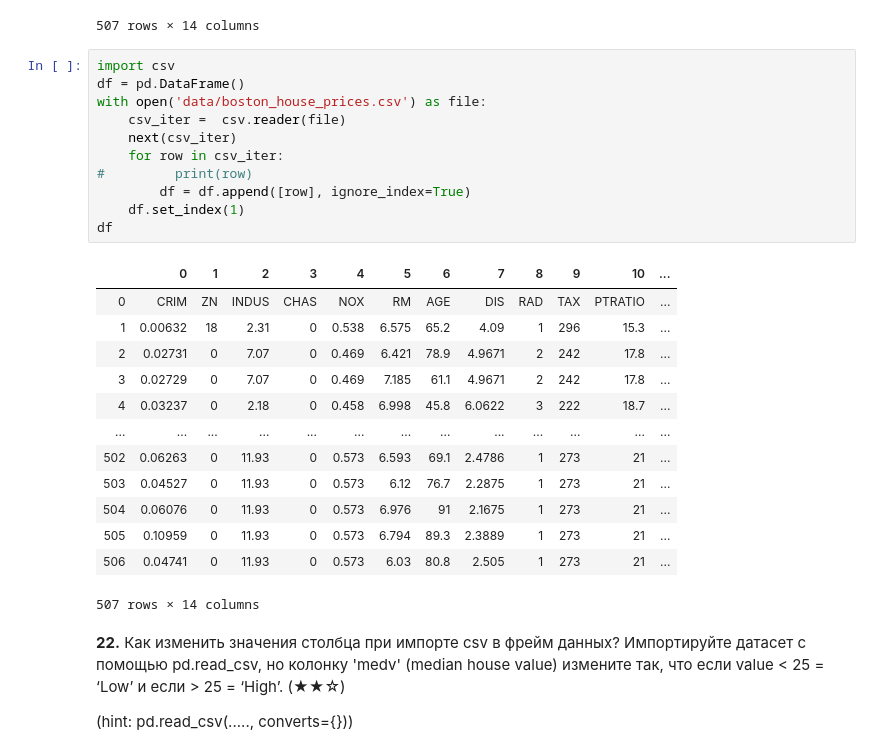
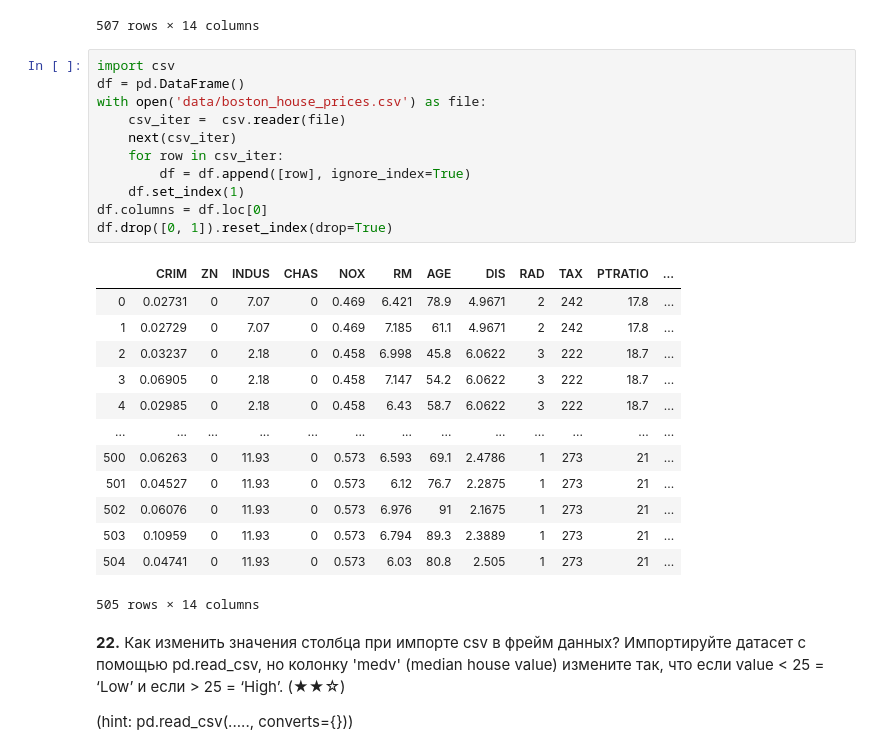
Before and after one commit to sarvensis/spython, a Jupyter notebook: semesterNo2/Homework1ML.ipynb, the cells around one changed output. Saved outputs shown, nothing was run; the diff lists cells and outputs as text.

```diff
--- a/semesterNo2/Homework1ML.ipynb
+++ b/semesterNo2/Homework1ML.ipynb
@@ -419,28 +419,28 @@ pd.read_csv('data/boston_house_prices.csv')
 # %%
 import csv
 df = pd.DataFrame()
 with open('data/boston_house_prices.csv') as file:
     csv_iter =  csv.reader(file)
     next(csv_iter)
     for row in csv_iter:
-#         print(row)
         df = df.append([row], ignore_index=True)
     df.set_index(1)
-df
+df.columns = df.loc[0]
+df.drop([0, 1]).reset_index(drop=True)
 # %% [output]
-|  | 0 | 1 | 2 | 3 | 4 | 5 | 6 | 7 | 8 | 9 | 10 | ... |
-| 0 | CRIM | ZN | INDUS | CHAS | NOX | RM | AGE | DIS | RAD | TAX | PTRATIO | ... |
-| 1 | 0.00632 | 18 | 2.31 | 0 | 0.538 | 6.575 | 65.2 | 4.09 | 1 | 296 | 15.3 | ... |
-| 2 | 0.02731 | 0 | 7.07 | 0 | 0.469 | 6.421 | 78.9 | 4.9671 | 2 | 242 | 17.8 | ... |
-| 3 | 0.02729 | 0 | 7.07 | 0 | 0.469 | 7.185 | 61.1 | 4.9671 | 2 | 242 | 17.8 | ... |
-| 4 | 0.03237 | 0 | 2.18 | 0 | 0.458 | 6.998 | 45.8 | 6.0622 | 3 | 222 | 18.7 | ... |
+|  | CRIM | ZN | INDUS | CHAS | NOX | RM | AGE | DIS | RAD | TAX | PTRATIO | ... |
+| 0 | 0.02731 | 0 | 7.07 | 0 | 0.469 | 6.421 | 78.9 | 4.9671 | 2 | 242 | 17.8 | ... |
+| 1 | 0.02729 | 0 | 7.07 | 0 | 0.469 | 7.185 | 61.1 | 4.9671 | 2 | 242 | 17.8 | ... |
+| 2 | 0.03237 | 0 | 2.18 | 0 | 0.458 | 6.998 | 45.8 | 6.0622 | 3 | 222 | 18.7 | ... |
+| 3 | 0.06905 | 0 | 2.18 | 0 | 0.458 | 7.147 | 54.2 | 6.0622 | 3 | 222 | 18.7 | ... |
+| 4 | 0.02985 | 0 | 2.18 | 0 | 0.458 | 6.43 | 58.7 | 6.0622 | 3 | 222 | 18.7 | ... |
 | ... | ... | ... | ... | ... | ... | ... | ... | ... | ... | ... | ... | ... |
-| 502 | 0.06263 | 0 | 11.93 | 0 | 0.573 | 6.593 | 69.1 | 2.4786 | 1 | 273 | 21 | ... |
-| 503 | 0.04527 | 0 | 11.93 | 0 | 0.573 | 6.12 | 76.7 | 2.2875 | 1 | 273 | 21 | ... |
-| 504 | 0.06076 | 0 | 11.93 | 0 | 0.573 | 6.976 | 91 | 2.1675 | 1 | 273 | 21 | ... |
-| 505 | 0.10959 | 0 | 11.93 | 0 | 0.573 | 6.794 | 89.3 | 2.3889 | 1 | 273 | 21 | ... |
-| 506 | 0.04741 | 0 | 11.93 | 0 | 0.573 | 6.03 | 80.8 | 2.505 | 1 | 273 | 21 | ... |
+| 500 | 0.06263 | 0 | 11.93 | 0 | 0.573 | 6.593 | 69.1 | 2.4786 | 1 | 273 | 21 | ... |
+| 501 | 0.04527 | 0 | 11.93 | 0 | 0.573 | 6.12 | 76.7 | 2.2875 | 1 | 273 | 21 | ... |
+| 502 | 0.06076 | 0 | 11.93 | 0 | 0.573 | 6.976 | 91 | 2.1675 | 1 | 273 | 21 | ... |
+| 503 | 0.10959 | 0 | 11.93 | 0 | 0.573 | 6.794 | 89.3 | 2.3889 | 1 | 273 | 21 | ... |
+| 504 | 0.04741 | 0 | 11.93 | 0 | 0.573 | 6.03 | 80.8 | 2.505 | 1 | 273 | 21 | ... |
-507 rows × 14 columns
+505 rows × 14 columns
 # %% [markdown]
 **22\.** Как изменить значения столбца при импорте csv в фрейм данных?
 Импортируйте датасет с помощью pd.read_csv, но колонку 'medv' (median house value) измените так, что если value < 25 = ‘Low’ и если > 25 = ‘High’.  (★★☆)
```
Also changed, not shown: parts of 5 cells of this notebook.
